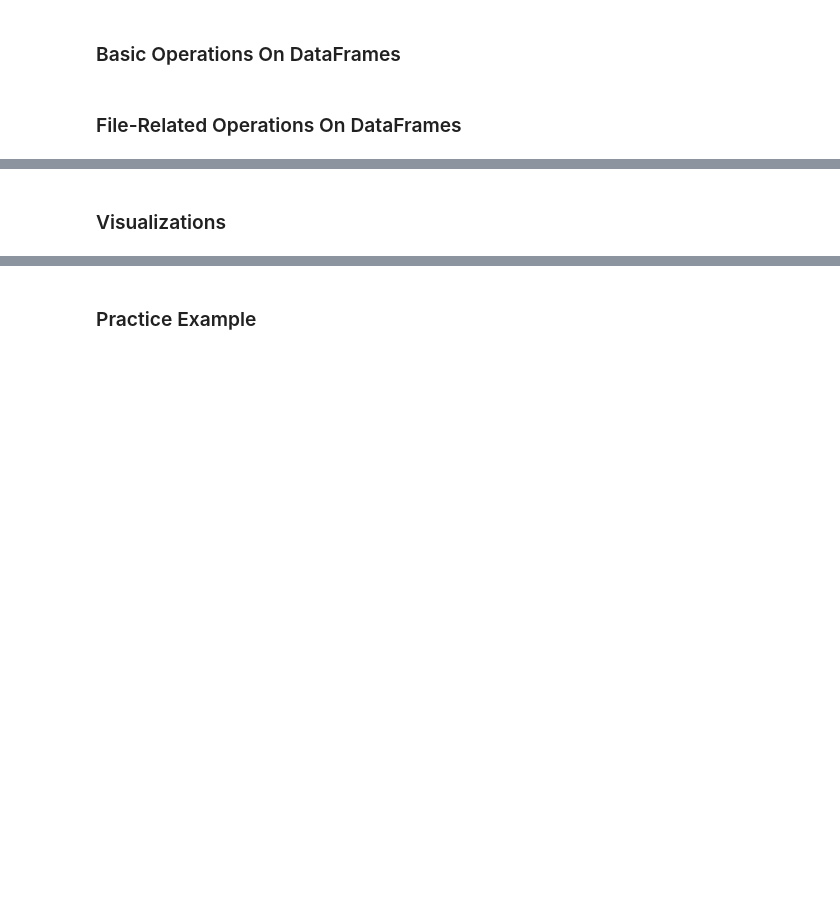
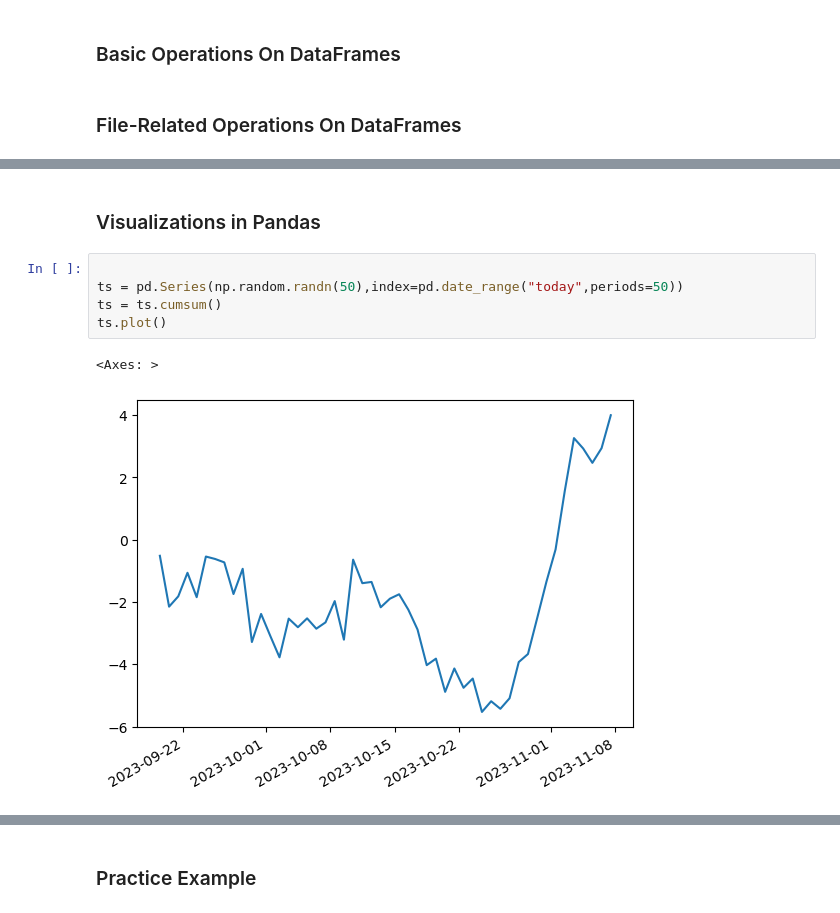
Before and after one commit to Dudimath/Pandas-Numpy, a Jupyter notebook: student.ipynb, the cells around one changed output, grey strips where cells are left out. Saved outputs shown, nothing was run; the diff lists cells and outputs as text; blank space fills up the shorter version.

```diff
--- a/student.ipynb
+++ b/student.ipynb
@@ -871,2 +1234,10 @@ dtype: float64
 # %% [markdown]
-### Visualizations
+### Visualizations in Pandas
+# %%
+
+ts = pd.Series(np.random.randn(50),index=pd.date_range("today",periods=50))
+ts = ts.cumsum()
+ts.plot()
+# %% [output]
+<Axes: >
+[figure, added]
```
Also changed, not shown: parts of 44 cells of this notebook, 2 other files.
